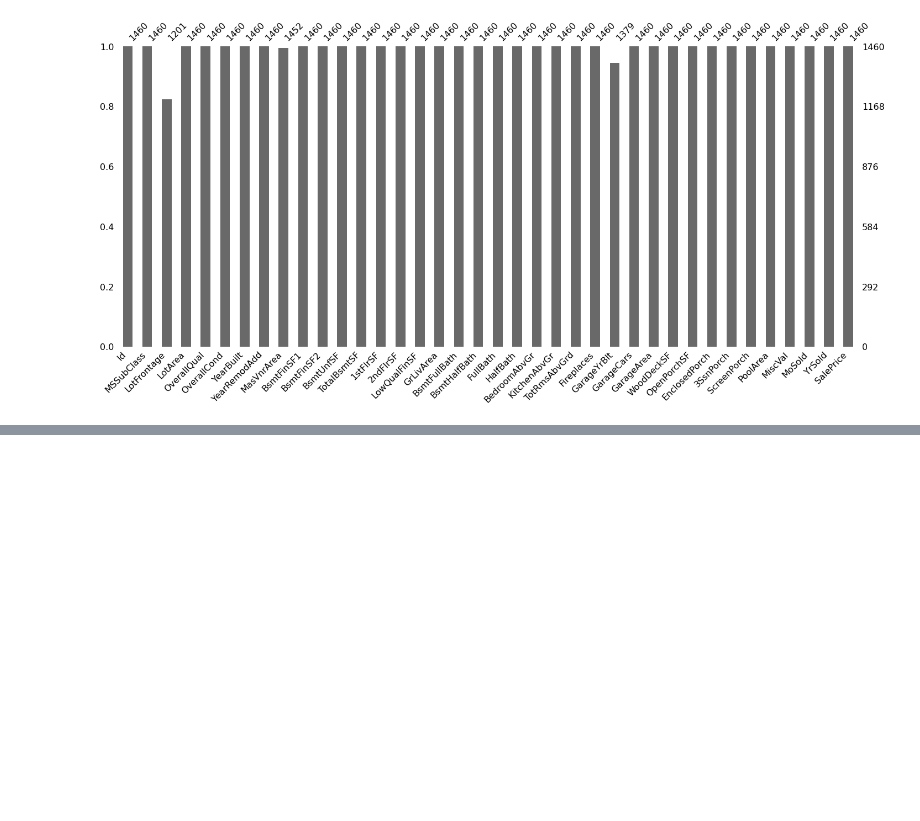
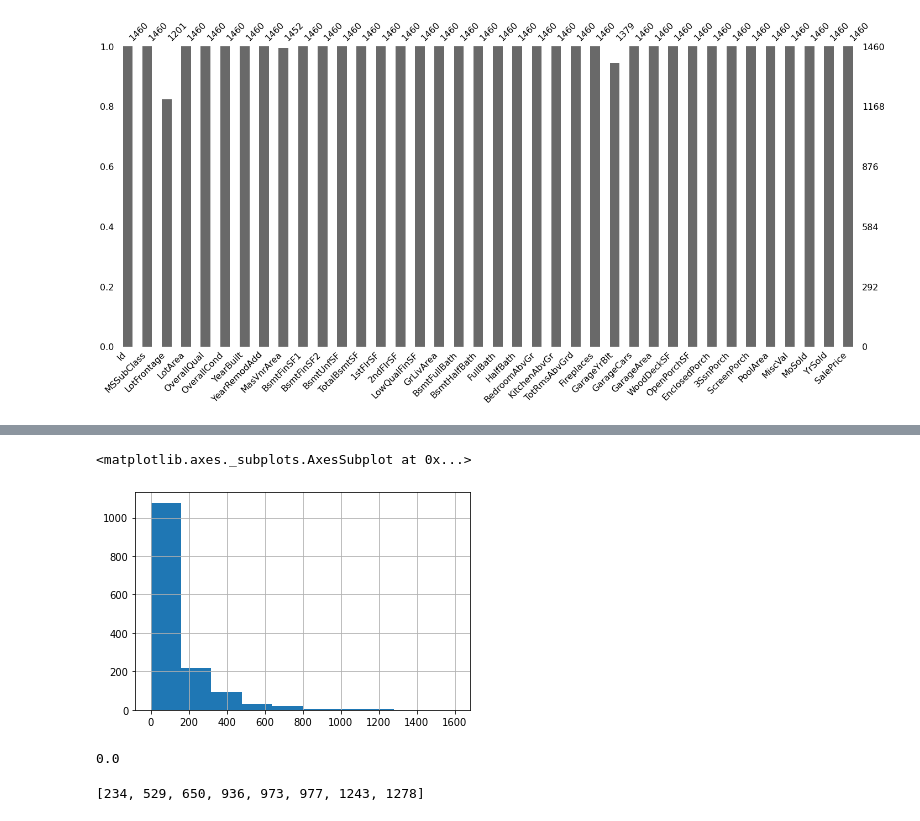
Before and after one commit to masaguaro/Data-Mining, a Jupyter notebook: house_price/rodo_proposal.ipynb, the cells around one changed output, grey strips where cells are left out. Drawn from its saved outputs; the diff is of its cells as text; code cells hidden in the pictures; blank space fills up the shorter version.

```diff
--- a/house_price/rodo_proposal.ipynb
+++ b/house_price/rodo_proposal.ipynb
@@ -1060,0 +1143,9 @@ msno.bar(df_train_copy[numeric_feature_tmp])
+# %%
+df_train["MasVnrArea"].hist()
+# %% [output]
+<matplotlib.axes._subplots.AxesSubplot at 0x...>
+[figure, added]
+# %%
+df_train["MasVnrArea"].median()
+# %% [output]
+0.0
@@ -1060,0 +1154,4 @@ msno.bar(df_train_copy[numeric_feature_tmp])
+# %%
+idx_of_missing_values
+# %% [output]
+[234, 529, 650, 936, 973, 977, 1243, 1278]
```
Also changed, not shown: parts of 40 cells of this notebook.
